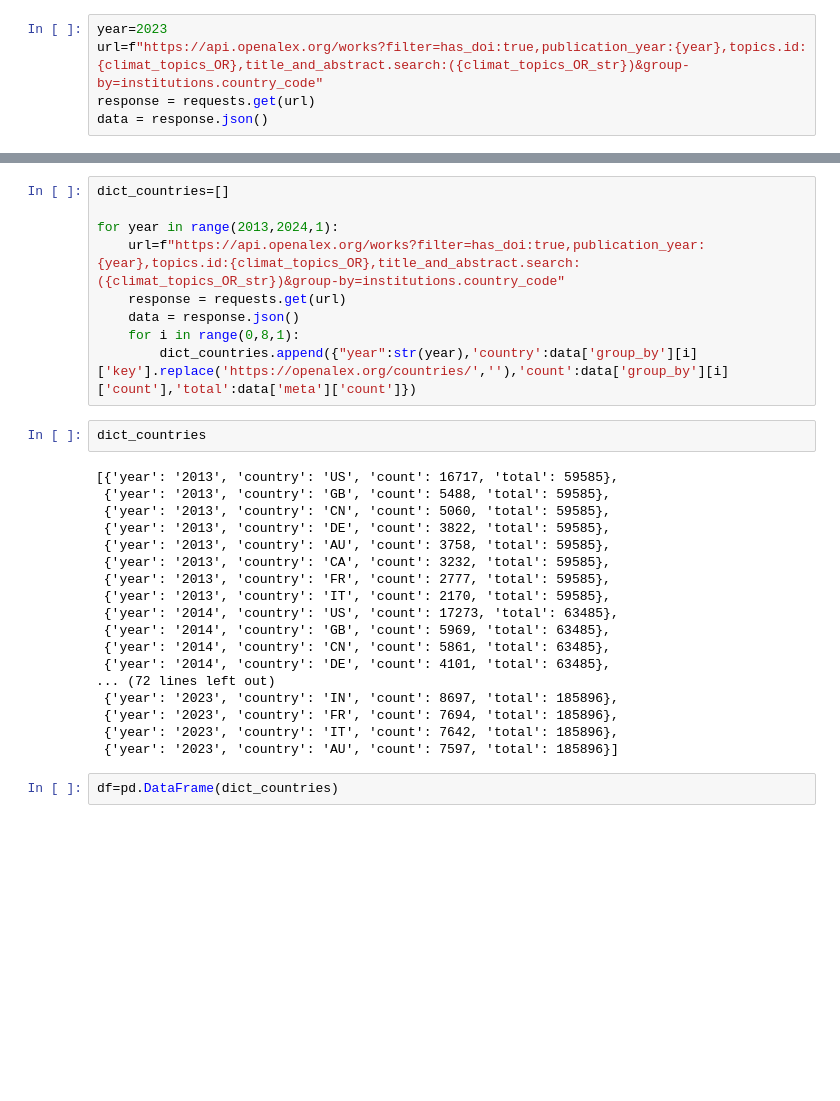
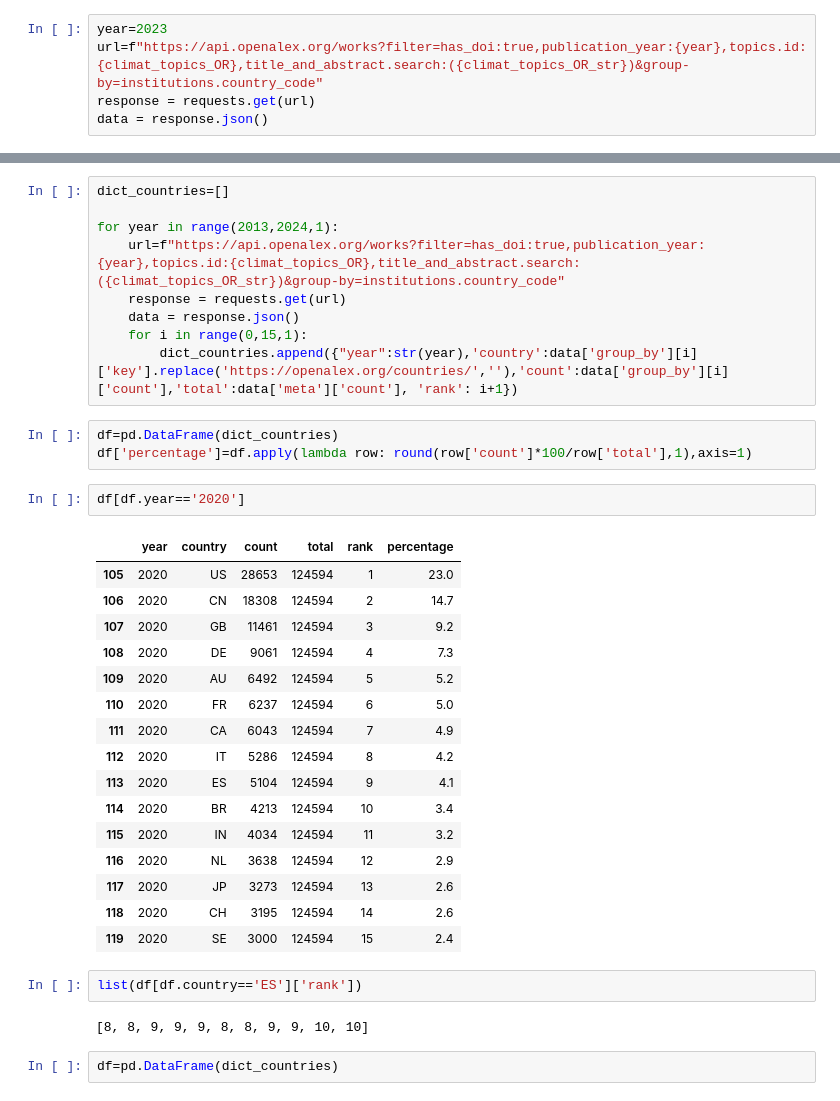
Before and after one commit to dataesr/teds, a Jupyter notebook: notebooks/ipcc_model/ipcc_model_openAlex_publications.ipynb, the cells around one changed output, grey strips where cells are left out. Saved outputs shown, nothing was run; the diff lists cells and outputs as text; blank space fills up the shorter version.

```diff
--- a/notebooks/ipcc_model/ipcc_model_openAlex_publications.ipynb
+++ b/notebooks/ipcc_model/ipcc_model_openAlex_publications.ipynb
@@ -43,27 +61,33 @@ for year in range(2013,2024,1):
     url=f"https://api.openalex.org/works?filter=has_doi:true,publication_year:{year},topics.id:{climat_topics_OR},title_and_abstract.search:({climat_topics_OR_str})&group-by=institutions.country_code"
     response = requests.get(url)
     data = response.json()
-    for i in range(0,8,1):
-        dict_countries.append({"year":str(year),'country':data['group_by'][i]['key'].replace('https://openalex.org/countries/',''),'count':data['group_by'][i]['count'],'total':data['meta']['count']})
+    for i in range(0,15,1):
+        dict_countries.append({"year":str(year),'country':data['group_by'][i]['key'].replace('https://openalex.org/countries/',''),'count':data['group_by'][i]['count'],'total':data['meta']['count'], 'rank': i+1})
 # %%
-dict_countries
+df=pd.DataFrame(dict_countries)
+df['percentage']=df.apply(lambda row: round(row['count']*100/row['total'],1),axis=1)
-# %% [output]
-[{'year': '2013', 'country': 'US', 'count': 16717, 'total': 59585},
- {'year': '2013', 'country': 'GB', 'count': 5488, 'total': 59585},
- {'year': '2013', 'country': 'CN', 'count': 5060, 'total': 59585},
- {'year': '2013', 'country': 'DE', 'count': 3822, 'total': 59585},
- {'year': '2013', 'country': 'AU', 'count': 3758, 'total': 59585},
- {'year': '2013', 'country': 'CA', 'count': 3232, 'total': 59585},
- {'year': '2013', 'country': 'FR', 'count': 2777, 'total': 59585},
- {'year': '2013', 'country': 'IT', 'count': 2170, 'total': 59585},
- {'year': '2014', 'country': 'US', 'count': 17273, 'total': 63485},
- {'year': '2014', 'country': 'GB', 'count': 5969, 'total': 63485},
- {'year': '2014', 'country': 'CN', 'count': 5861, 'total': 63485},
- {'year': '2014', 'country': 'DE', 'count': 4101, 'total': 63485},
-... (72 lines left out)
- {'year': '2023', 'country': 'IN', 'count': 8697, 'total': 185896},
- {'year': '2023', 'country': 'FR', 'count': 7694, 'total': 185896},
- {'year': '2023', 'country': 'IT', 'count': 7642, 'total': 185896},
- {'year': '2023', 'country': 'AU', 'count': 7597, 'total': 185896}]
+# %%
+df[df.year=='2020']
+# %% [output]
+|  | year | country | count | total | rank | percentage |
+| 105 | 2020 | US | 28653 | 124594 | 1 | 23.0 |
+| 106 | 2020 | CN | 18308 | 124594 | 2 | 14.7 |
+| 107 | 2020 | GB | 11461 | 124594 | 3 | 9.2 |
+| 108 | 2020 | DE | 9061 | 124594 | 4 | 7.3 |
+| 109 | 2020 | AU | 6492 | 124594 | 5 | 5.2 |
+| 110 | 2020 | FR | 6237 | 124594 | 6 | 5.0 |
+| 111 | 2020 | CA | 6043 | 124594 | 7 | 4.9 |
+| 112 | 2020 | IT | 5286 | 124594 | 8 | 4.2 |
+| 113 | 2020 | ES | 5104 | 124594 | 9 | 4.1 |
+| 114 | 2020 | BR | 4213 | 124594 | 10 | 3.4 |
+| 115 | 2020 | IN | 4034 | 124594 | 11 | 3.2 |
+| 116 | 2020 | NL | 3638 | 124594 | 12 | 2.9 |
+| 117 | 2020 | JP | 3273 | 124594 | 13 | 2.6 |
+| 118 | 2020 | CH | 3195 | 124594 | 14 | 2.6 |
+| 119 | 2020 | SE | 3000 | 124594 | 15 | 2.4 |
+# %%
+list(df[df.country=='ES']['rank'])
+# %% [output]
+[8, 8, 9, 9, 9, 8, 8, 9, 9, 10, 10]
 # %%
 df=pd.DataFrame(dict_countries)
```
Also changed, not shown: parts of 13 cells of this notebook.
